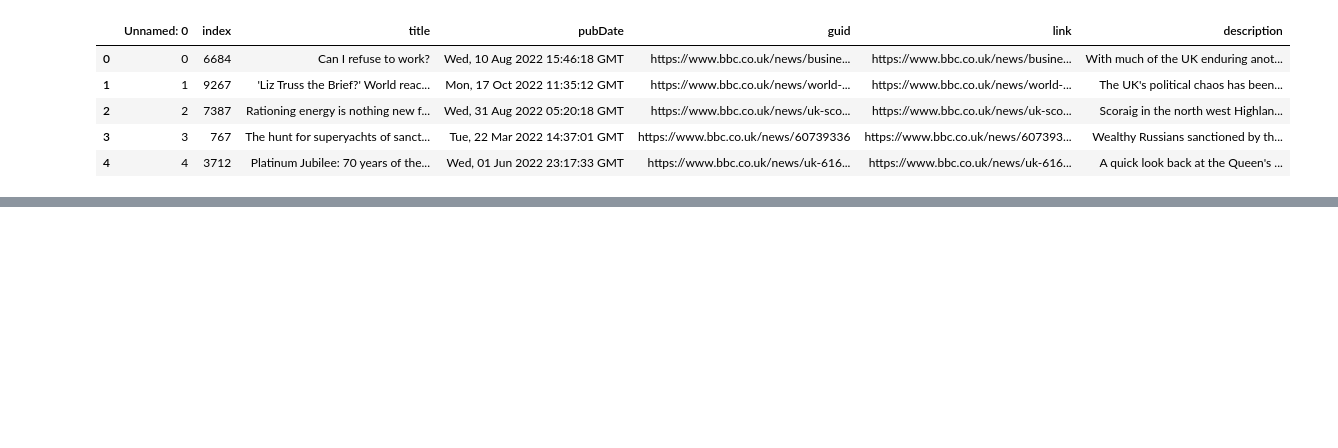
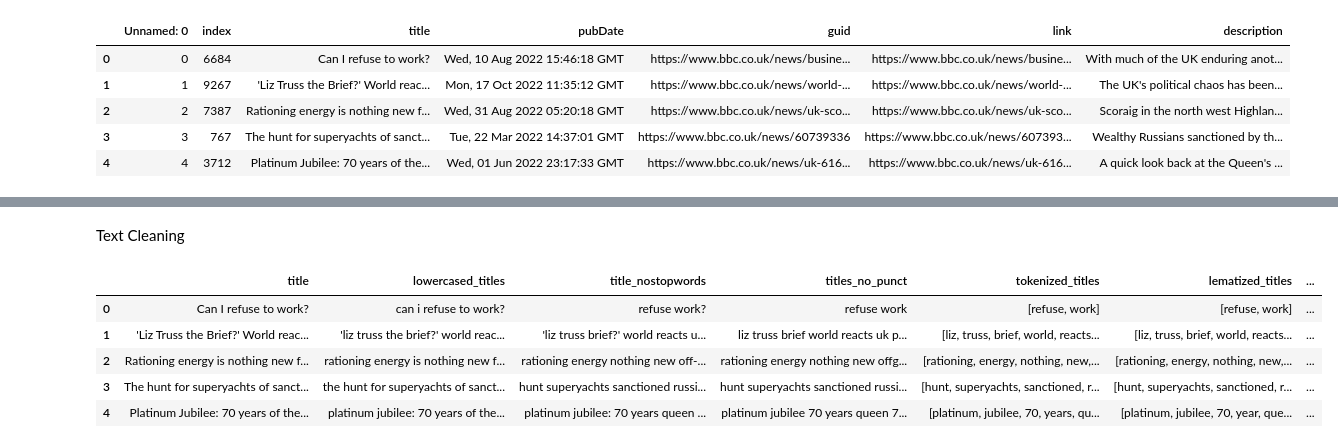
Before and after one commit to Kwode/AI-Engineering, a Jupyter notebook: practical2.ipynb, the cells around one changed output, grey strips where cells are left out. Saved outputs shown, nothing was run; the diff lists cells and outputs as text; code cells hidden in the pictures; blank space fills up the shorter version.

```diff
--- a/practical2.ipynb
+++ b/practical2.ipynb
@@ -10,3 +21,6 @@ bbc_news.head()
 | 2 | 2 | 7387 | Rationing energy is nothing new f... | Wed, 31 Aug 2022 05:20:18 GMT | https://www.bbc.co.uk/news/uk-sco... | https://www.bbc.co.uk/news/uk-sco... | Scoraig in the north west Highlan... |
 | 3 | 3 | 767 | The hunt for superyachts of sanct... | Tue, 22 Mar 2022 14:37:01 GMT | https://www.bbc.co.uk/news/60739336 | https://www.bbc.co.uk/news/607393... | Wealthy Russians sanctioned by th... |
 | 4 | 4 | 3712 | Platinum Jubilee: 70 years of the... | Wed, 01 Jun 2022 23:17:33 GMT | https://www.bbc.co.uk/news/uk-616... | https://www.bbc.co.uk/news/uk-616... | A quick look back at the Queen's ... |
+# %%
+bbc_titles = pd.DataFrame(bbc_news['title'])
+bbc_titles.head()
@@ -12,0 +34,29 @@ bbc_news.head()
+# %% [markdown]
+Text Cleaning
+# %%
+#Convert text to lower case
+bbc_titles['lowercased_titles'] = bbc_titles['title'].str.lower()
+
+#remove stopwords
+en_stopwords = stopwords.words('english')
+bbc_titles['title_nostopwords'] = bbc_titles['lowercased_titles'].apply(lambda x: " ".join([word for word in x.split() if word not in en_stopwords]))
+
+#remove punctuations
+bbc_titles["titles_no_punct"] = bbc_titles['title_nostopwords'].apply(lambda x: re.sub(r"[^\w\s]", '', x))
+
+#tokenize
+bbc_titles['tokenized_clean_titles'] = bbc_titles['titles_no_punct'].apply(lambda x: word_tokenize(x))
+bbc_titles['tokenized_raw_titles'] = bbc_titles['title'].apply(lambda x: word_tokenize(x))
+
+#lematize
+lematizer = WordNetLemmatizer()
+bbc_titles['lematized_titles'] = bbc_titles['tokenized_titles'].apply(lambda x: [lematizer.lemmatize(word) for word in x ])
+
+bbc_titles.head()
+# %% [output]
+|  | title | lowercased_titles | title_nostopwords | titles_no_punct | tokenized_titles | lematized_titles | ... |
+| 0 | Can I refuse to work? | can i refuse to work? | refuse work? | refuse work | [refuse, work] | [refuse, work] | ... |
+| 1 | 'Liz Truss the Brief?' World reac... | 'liz truss the brief?' world reac... | 'liz truss brief?' world reacts u... | liz truss brief world reacts uk p... | [liz, truss, brief, world, reacts... | [liz, truss, brief, world, reacts... | ... |
+| 2 | Rationing energy is nothing new f... | rationing energy is nothing new f... | rationing energy nothing new off-... | rationing energy nothing new offg... | [rationing, energy, nothing, new,... | [rationing, energy, nothing, new,... | ... |
+| 3 | The hunt for superyachts of sanct... | the hunt for superyachts of sanct... | hunt superyachts sanctioned russi... | hunt superyachts sanctioned russi... | [hunt, superyachts, sanctioned, r... | [hunt, superyachts, sanctioned, r... | ... |
+| 4 | Platinum Jubilee: 70 years of the... | platinum jubilee: 70 years of the... | platinum jubilee: 70 years queen ... | platinum jubilee 70 years queen 7... | [platinum, jubilee, 70, years, qu... | [platinum, jubilee, 70, year, que... | ... |
```
Also changed, not shown: parts of 10 cells of this notebook, 3 other files.
